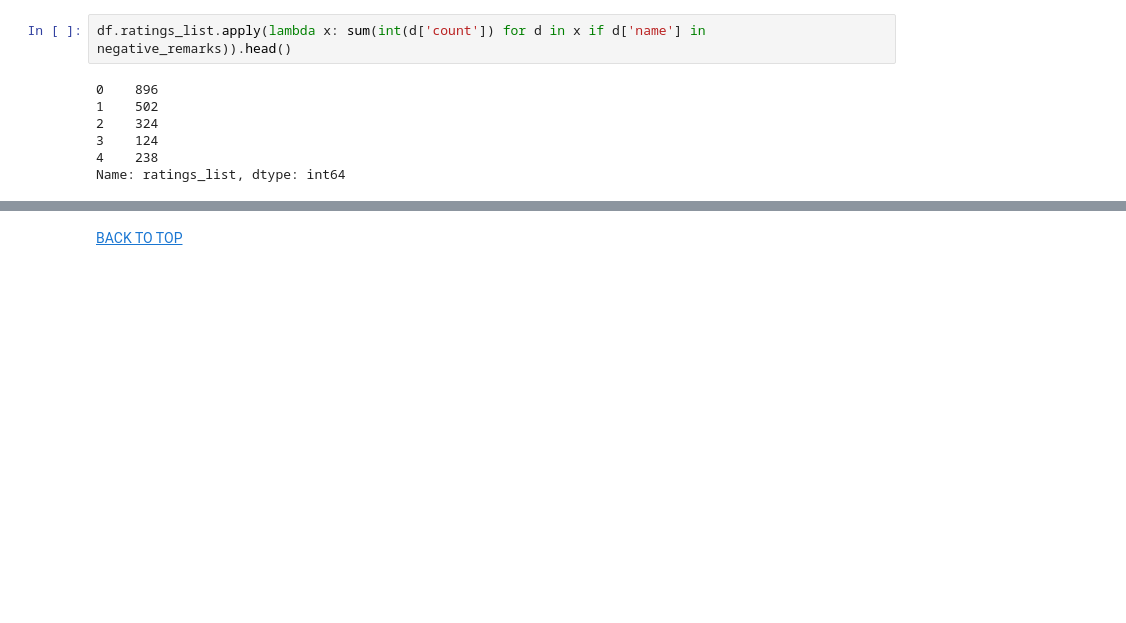
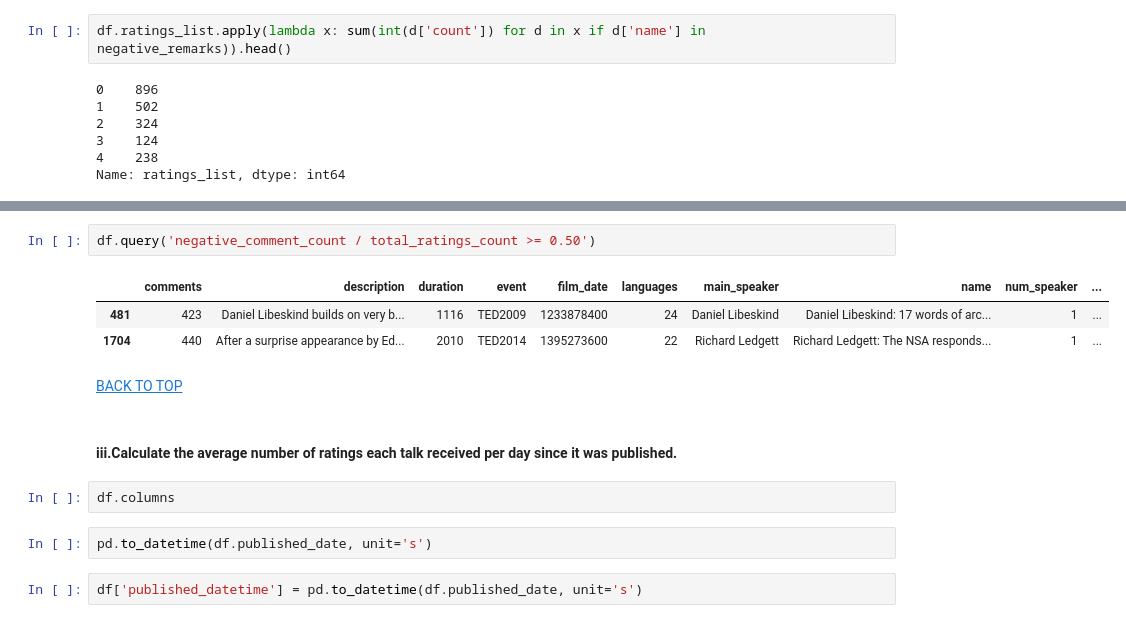
Before and after one commit to benkaan001/pandas_and_beyond, a Jupyter notebook: analyze_data/05_ted_talks.ipynb, the cells around one changed output, grey strips where cells are left out. Saved outputs shown, nothing was run; the diff lists cells and outputs as text; blank space fills up the shorter version.

Commit message:
update ted talks

```diff
--- a/analyze_data/05_ted_talks.ipynb
+++ b/analyze_data/05_ted_talks.ipynb
@@ -822,4 +907,18 @@ dtype: float64
+# %%
+df.query('negative_comment_count / total_ratings_count >= 0.50')
+# %% [output]
+|  | comments | description | duration | event | film_date | languages | main_speaker | name | num_speaker | ... |
+| 481 | 423 | Daniel Libeskind builds on very b... | 1116 | TED2009 | 1233878400 | 24 | Daniel Libeskind | Daniel Libeskind: 17 words of arc... | 1 | ... |
+| 1704 | 440 | After a surprise appearance by Ed... | 2010 | TED2014 | 1395273600 | 22 | Richard Ledgett | Richard Ledgett: The NSA responds... | 1 | ... |
 # %% [markdown]
 [BACK TO TOP][def]
 
 [def]: #-TED-Talks-Dataset-Exploration
+# %% [markdown]
+#### iii.Calculate the average number of ratings each talk received per day since it was published.
+# %%
+df.columns
+# %%
+pd.to_datetime(df.published_date, unit='s')
+# %%
+df['published_datetime'] = pd.to_datetime(df.published_date, unit='s')
```
Also changed, not shown: parts of 19 cells of this notebook.
